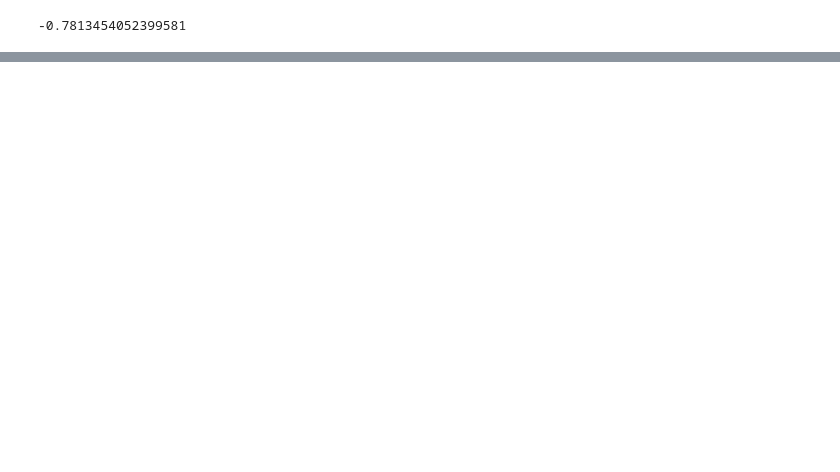
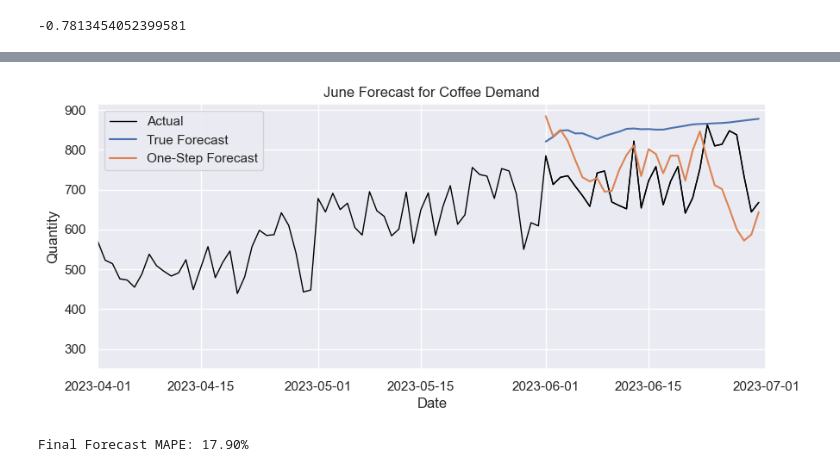
Before and after one commit to Murphysics1/masters_capstone, a Jupyter notebook: Coffee_MLR_Model.ipynb, the cells around one changed output, grey strips where cells are left out. Cells and saved outputs as stored; diff of their text form; code cells hidden in the pictures; blank space fills up the shorter version.

Commit message:
Forecasts Generated

```diff
--- a/Coffee_MLR_Model.ipynb
+++ b/Coffee_MLR_Model.ipynb
@@ -345,0 +336,2 @@ We have a bias term of -144.40
+# %%
+test_dates = pd.date_range('2023-06-01', '2023-06-30', freq='D')
@@ -345,0 +368,16 @@ We have a bias term of -144.40
+# %%
+df_forecast = pd.DataFrame({
+    'Date': test_dates,
+    'Predicted_Difference': forecast_diffs
+})
+# %%
+last_scaled = model_df.loc[model_df['Date'] == '2023-05-31', 'Quantity_BC_Scaled'].values[0]
+# %%
+df_forecast
+df_forecast['Re-Summed'] = df_forecast['Predicted_Difference'].cumsum() + last_scaled
+
+df_forecast['Unscaled'] = scaler_bc.inverse_transform(df_forecast[['Re-Summed']])
+
+df_forecast['Predicted Quantity'] = inv_boxcox(df_forecast['Unscaled'],lam)
+
+df_forecast
@@ -345,0 +402,19 @@ We have a bias term of -144.40
+# %%
+plt.figure(figsize=(10,4))
+
+ax = sns.lineplot(data=df_coffee, x='Date',y='Quantity',c='black', linewidth = 1)
+ax= sns.lineplot(data=df_test_rollup, x='Date', y='Quantity',label ="Actual", c = 'black', linewidth = 1)
+ax = sns.lineplot(data=df_forecast, x='Date',y='Predicted Quantity',label='True Forecast')
+ax = sns.lineplot(data=df_test_rollup, x='Date', y= 'Predicted Quantity', label = 'One-Step Forecast')
+
+ax.set(title = "June Forecast for Coffee Demand")
+plt.xlim(np.datetime64('2023-04-01'),np.datetime64('2023-07-01'))
+plt.show()
+# %% [output]
+[figure, added]
+# %%
+forecast_mape = mean_absolute_percentage_error(df_test_rollup['Quantity'],df_forecast['Predicted Quantity'])*100
+
+print(f'Final Forecast MAPE: {forecast_mape:.2f}%')
+# %% [output]
+Final Forecast MAPE: 17.90%
```
Also changed, not shown: parts of 12 cells of this notebook, 1 other file.
